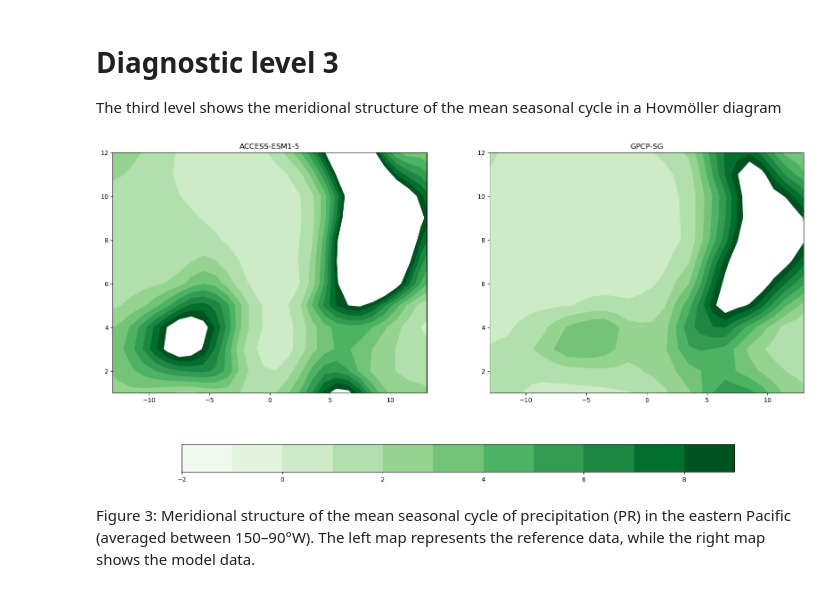
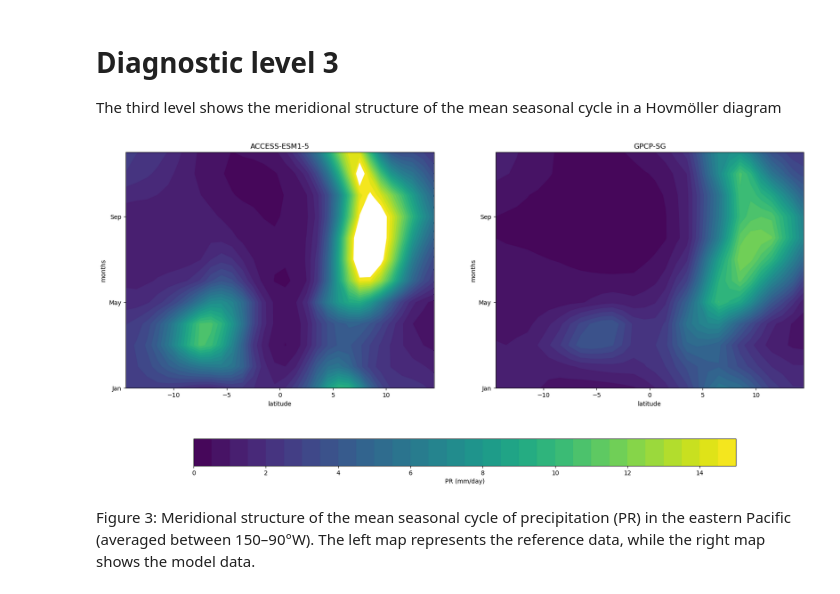
Before and after one commit to ACCESS-NRI/ENSO_recipes, a Jupyter notebook: 05-double_ITCZ_sea_cycle.ipynb, the cells around one changed output. Saved outputs shown, nothing was run; the diff lists cells and outputs as text; code cells hidden in the pictures.

Commit message:
edit diag 3 to run and change 06 to zonal

```diff
--- a/05-double_ITCZ_sea_cycle.ipynb
+++ b/05-double_ITCZ_sea_cycle.ipynb
@@ -190,7 +189,7 @@ def preproc3(cube):
     cube = climate_statistics(cube, operator="mean", period="monthly")
     cube = regrid(cube, target_grid="1x1", scheme="linear")
     cube = extract_region(cube, **nino3_latext_region)
-    cube = axis_statistics(cube, axis="y", operator='mean')
+    cube = zonal_statistics(cube, operator='mean')
 
     return cube
 
@@ -200,29 +199,30 @@ process = {**model_datasets_prep3, **obs_datasets_prep3}
 # %%
 fig = plt.figure(figsize=(20, 10))
 i=121
 
 # Define tick positions and labels for the y-axis (months)
-month_ticks = np.arange(1, 13, 1)
-month_labels = ['Jan', 'Feb', 'Mar', 'Apr', 'May', 'Jun',
-                'Jul', 'Aug', 'Sep', 'Oct', 'Nov', 'Dec']
+month_ticks = np.arange(1, 13, 4)
+month_labels =['Jan', 'May', 'Sep']
+# ['Jan', 'Feb', 'Mar', 'Apr', 'May', 'Jun',
+                # 'Jul', 'Aug', 'Sep', 'Oct', 'Nov', 'Dec']
 
 axls =[]
 for label, cube in process.items():
 
     ax1 = plt.subplot(i)
-    cf1 = iplt.contourf(cube,coords=['longitude','month_number'],levels=np.arange(0,10.5,0.5),cmap="viridis")
+    cf1 = iplt.contourf(cube,coords=['latitude','month_number'],levels=np.arange(0,15.5,0.5),cmap="viridis")
     ax1.set_ylim(1, 12)
     ax1.set_yticks(ticks=month_ticks, labels=month_labels)
     ax1.set_title(label)
     ax1.set_ylabel("months")
-    ax1.set_xlabel("longitude")
+    ax1.set_xlabel("latitude")
     axls.append(ax1)
     i+=1
 
 # Add a single colorbar at the bottom
 cbar = fig.colorbar(cf1, ax=axls, orientation='horizontal',shrink=0.8, extend='both')
 cbar.set_label('PR (mm/day)')
 # %% [output]
-[figure, old version]
+[figure, new version]
 # %% [markdown]
 Figure 3: Meridional structure of the mean seasonal cycle of precipitation (PR) in the eastern Pacific (averaged between 150–90°W). The left map represents the reference data, while the right map shows the model data.
```
Also changed, not shown: parts of 2 cells of this notebook, 3 other files.
